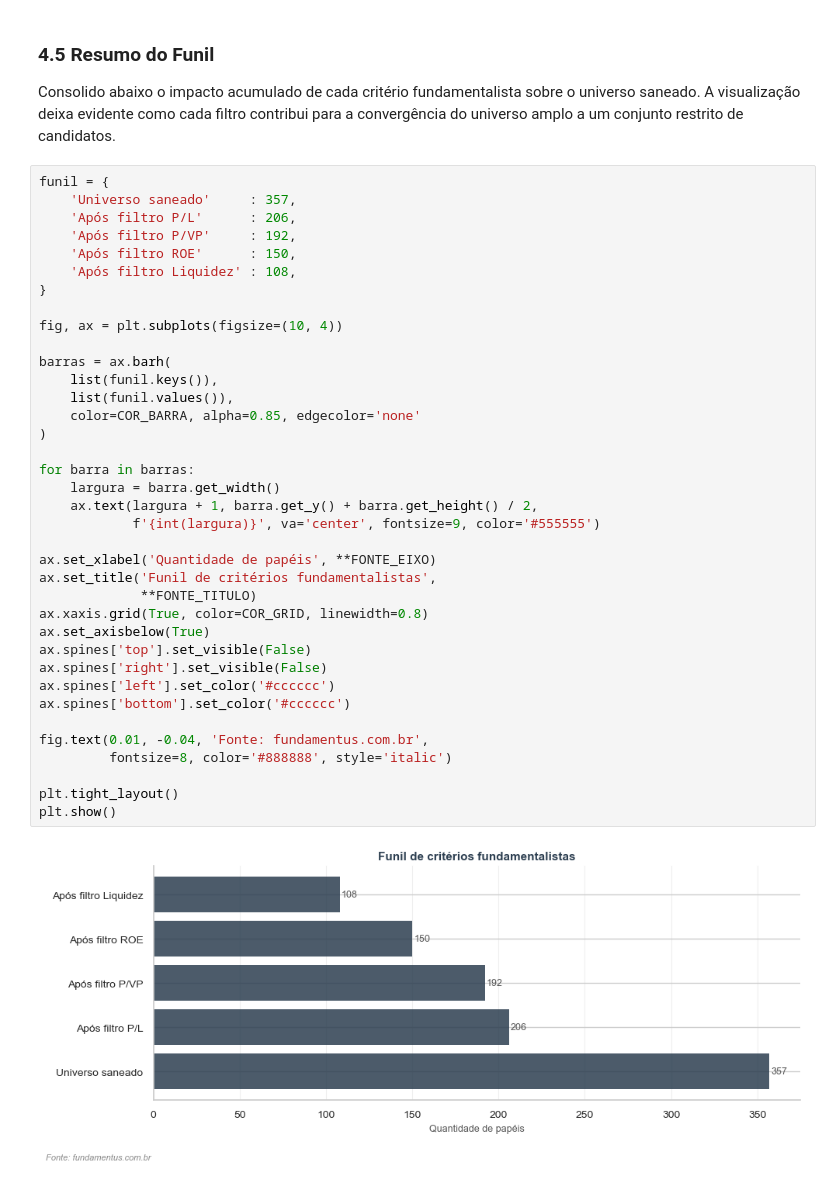
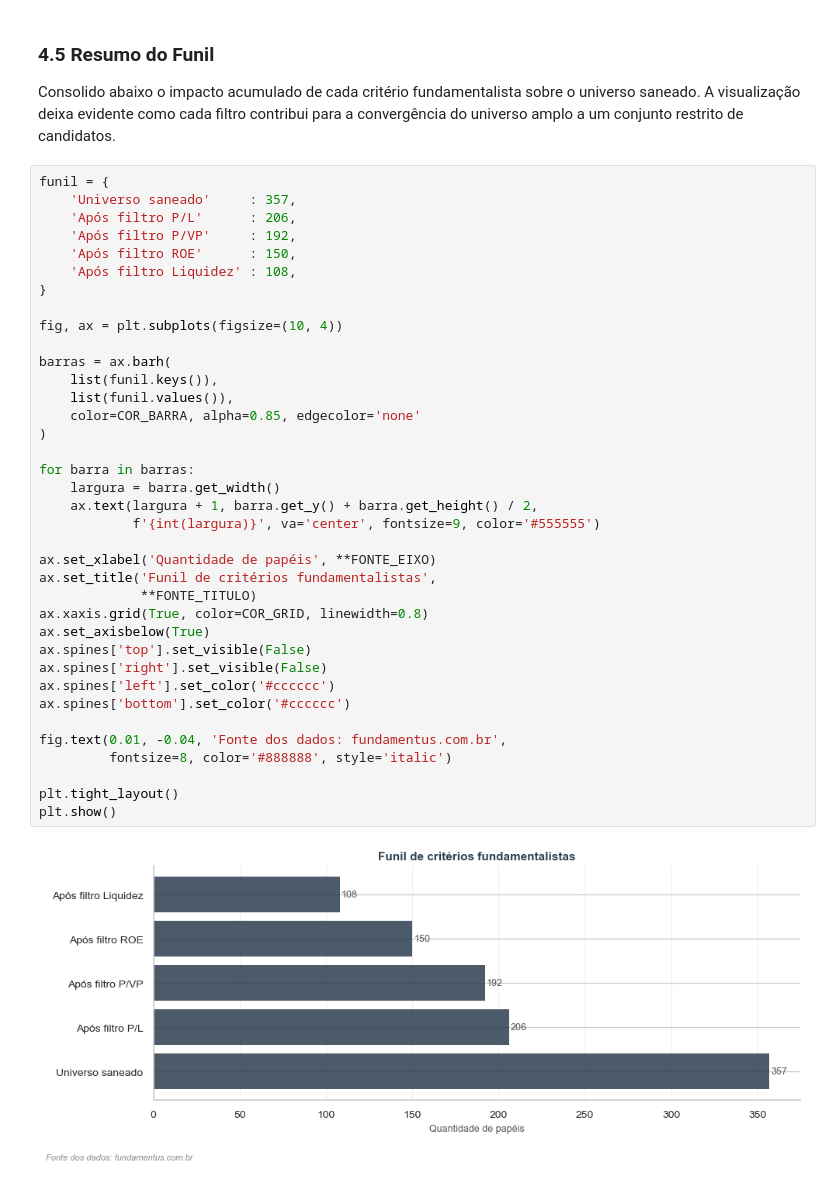
Before and after one commit to esscova/financas-quantitativas, a Jupyter notebook: Filtrando indicadores fundamentalistas de ações com Python/analisando_indicadores_fundamentalistas.ipynb, the cells around one changed output. Drawn from its saved outputs; the diff is of its cells as text.

```diff
--- a/Filtrando indicadores fundamentalistas de ações com Python/analisando_indicadores_fundamentalistas.ipynb
+++ b/Filtrando indicadores fundamentalistas de ações com Python/analisando_indicadores_fundamentalistas.ipynb
@@ -577,32 +581,32 @@ funil = {
 }
 
 fig, ax = plt.subplots(figsize=(10, 4))
 
 barras = ax.barh(
     list(funil.keys()),
     list(funil.values()),
     color=COR_BARRA, alpha=0.85, edgecolor='none'
 )
 
 for barra in barras:
     largura = barra.get_width()
     ax.text(largura + 1, barra.get_y() + barra.get_height() / 2,
             f'{int(largura)}', va='center', fontsize=9, color='#555555')
 
 ax.set_xlabel('Quantidade de papéis', **FONTE_EIXO)
 ax.set_title('Funil de critérios fundamentalistas',
              **FONTE_TITULO)
 ax.xaxis.grid(True, color=COR_GRID, linewidth=0.8)
 ax.set_axisbelow(True)
 ax.spines['top'].set_visible(False)
 ax.spines['right'].set_visible(False)
 ax.spines['left'].set_color('#cccccc')
 ax.spines['bottom'].set_color('#cccccc')
 
-fig.text(0.01, -0.04, 'Fonte: fundamentus.com.br',
+fig.text(0.01, -0.04, 'Fonte dos dados: fundamentus.com.br',
          fontsize=8, color='#888888', style='italic')
 
 plt.tight_layout()
 plt.show()
 # %% [output]
-[figure, old version]
+[figure, new version]
```
Also changed, not shown: parts of 28 cells of this notebook.
